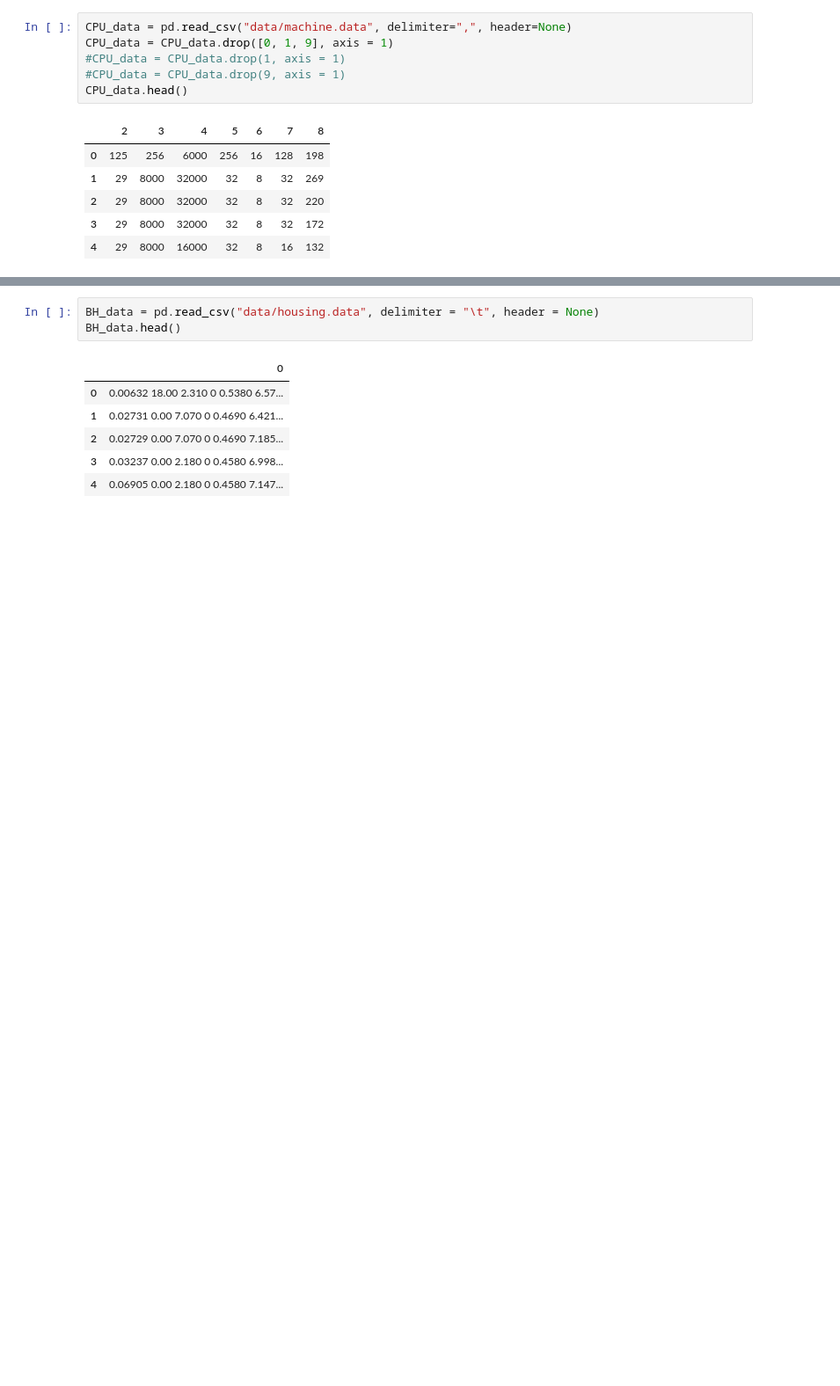
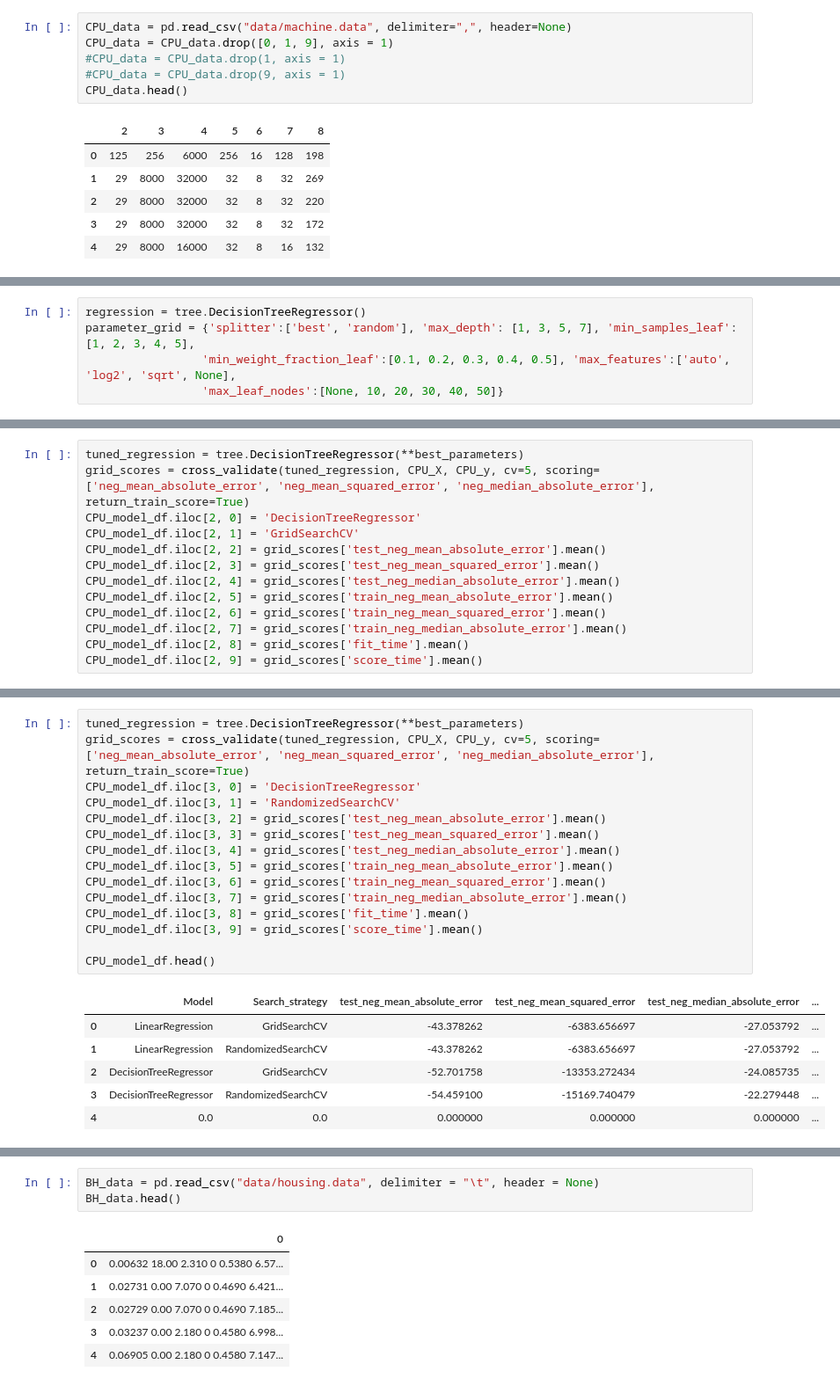
Before and after one commit to brasilnike/Teme-Introducere-in-Data-Science, a Jupyter notebook: Tema5 - IDS/Homework Progress/Tema5_IDS.ipynb, the cells around one changed output, grey strips where cells are left out. Shown: that part at 88% size. Saved outputs shown, nothing was run; the diff lists cells and outputs as text; blank space fills up the shorter version.

```diff
--- a/Tema5 - IDS/Homework Progress/Tema5_IDS.ipynb
+++ b/Tema5 - IDS/Homework Progress/Tema5_IDS.ipynb
@@ -39,0 +121,5 @@ CPU_data.head()
+# %%
+regression = tree.DecisionTreeRegressor()
+parameter_grid = {'splitter':['best', 'random'], 'max_depth': [1, 3, 5, 7], 'min_samples_leaf':[1, 2, 3, 4, 5],
+                 'min_weight_fraction_leaf':[0.1, 0.2, 0.3, 0.4, 0.5], 'max_features':['auto', 'log2', 'sqrt', None],
+                 'max_leaf_nodes':[None, 10, 20, 30, 40, 50]}
@@ -39,0 +133,13 @@ CPU_data.head()
+# %%
+tuned_regression = tree.DecisionTreeRegressor(**best_parameters)
+grid_scores = cross_validate(tuned_regression, CPU_X, CPU_y, cv=5, scoring=['neg_mean_absolute_error', 'neg_mean_squared_error', 'neg_median_absolute_error'], return_train_score=True)
+CPU_model_df.iloc[2, 0] = 'DecisionTreeRegressor'
+CPU_model_df.iloc[2, 1] = 'GridSearchCV'
+CPU_model_df.iloc[2, 2] = grid_scores['test_neg_mean_absolute_error'].mean()
+CPU_model_df.iloc[2, 3] = grid_scores['test_neg_mean_squared_error'].mean()
+CPU_model_df.iloc[2, 4] = grid_scores['test_neg_median_absolute_error'].mean()
+CPU_model_df.iloc[2, 5] = grid_scores['train_neg_mean_absolute_error'].mean()
+CPU_model_df.iloc[2, 6] = grid_scores['train_neg_mean_squared_error'].mean()
+CPU_model_df.iloc[2, 7] = grid_scores['train_neg_median_absolute_error'].mean()
+CPU_model_df.iloc[2, 8] = grid_scores['fit_time'].mean()
+CPU_model_df.iloc[2, 9] = grid_scores['score_time'].mean()
@@ -39,0 +153,22 @@ CPU_data.head()
+# %%
+tuned_regression = tree.DecisionTreeRegressor(**best_parameters)
+grid_scores = cross_validate(tuned_regression, CPU_X, CPU_y, cv=5, scoring=['neg_mean_absolute_error', 'neg_mean_squared_error', 'neg_median_absolute_error'], return_train_score=True)
+CPU_model_df.iloc[3, 0] = 'DecisionTreeRegressor'
+CPU_model_df.iloc[3, 1] = 'RandomizedSearchCV'
+CPU_model_df.iloc[3, 2] = grid_scores['test_neg_mean_absolute_error'].mean()
+CPU_model_df.iloc[3, 3] = grid_scores['test_neg_mean_squared_error'].mean()
+CPU_model_df.iloc[3, 4] = grid_scores['test_neg_median_absolute_error'].mean()
+CPU_model_df.iloc[3, 5] = grid_scores['train_neg_mean_absolute_error'].mean()
+CPU_model_df.iloc[3, 6] = grid_scores['train_neg_mean_squared_error'].mean()
+CPU_model_df.iloc[3, 7] = grid_scores['train_neg_median_absolute_error'].mean()
+CPU_model_df.iloc[3, 8] = grid_scores['fit_time'].mean()
+CPU_model_df.iloc[3, 9] = grid_scores['score_time'].mean()
+
+CPU_model_df.head()
+# %% [output]
+|  | Model | Search_strategy | test_neg_mean_absolute_error | test_neg_mean_squared_error | test_neg_median_absolute_error | ... |
+| 0 | LinearRegression | GridSearchCV | -43.378262 | -6383.656697 | -27.053792 | ... |
+| 1 | LinearRegression | RandomizedSearchCV | -43.378262 | -6383.656697 | -27.053792 | ... |
+| 2 | DecisionTreeRegressor | GridSearchCV | -52.701758 | -13353.272434 | -24.085735 | ... |
+| 3 | DecisionTreeRegressor | RandomizedSearchCV | -54.459100 | -15169.740479 | -22.279448 | ... |
+| 4 | 0.0 | 0.0 | 0.000000 | 0.000000 | 0.000000 | ... |
```
Also changed, not shown: parts of 40 cells of this notebook.
